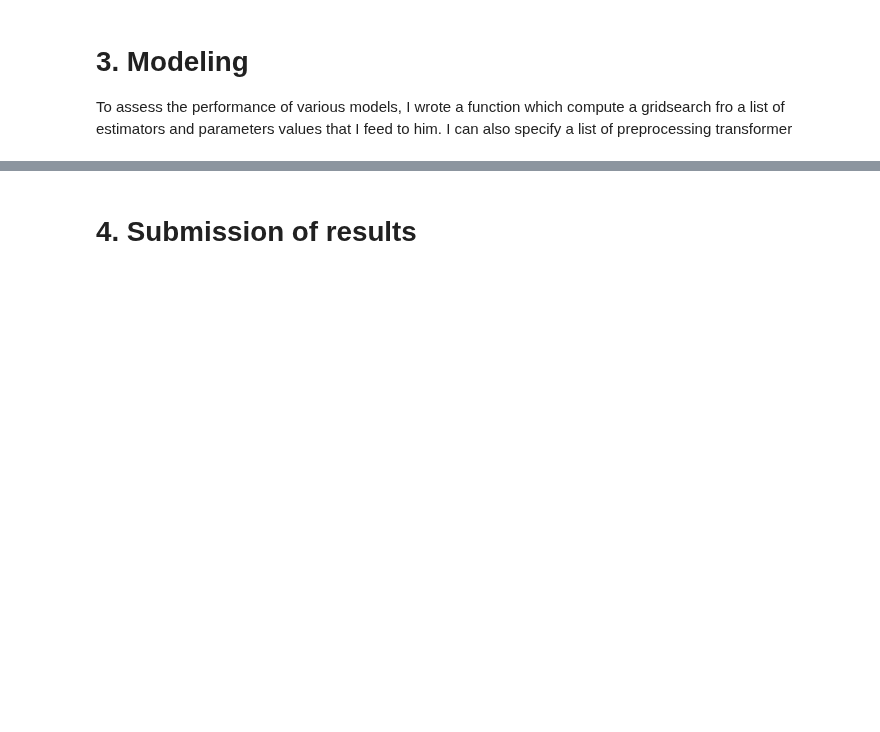
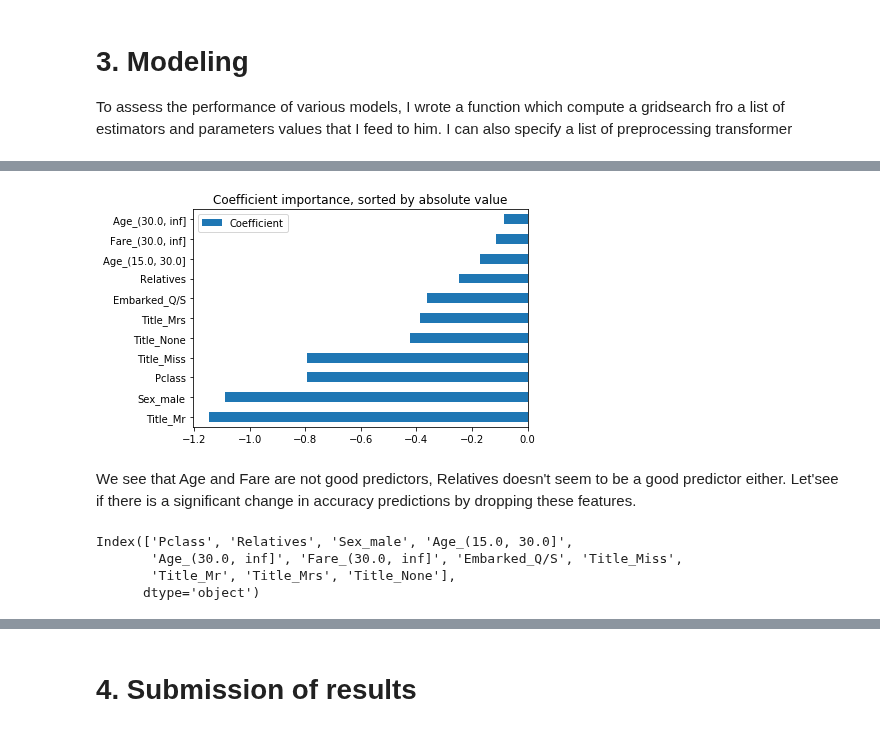
Before and after one commit to ArthMx/Titanic-Kaggle, a Jupyter notebook: Titanic.ipynb, the cells around one changed output, grey strips where cells are left out. Saved outputs shown, nothing was run; the diff lists cells and outputs as text; code cells hidden in the pictures; blank space fills up the shorter version.

Commit message:
Model search update

```diff
--- a/Titanic.ipynb
+++ b/Titanic.ipynb
@@ -759,14 +759,13 @@ df_clean_no_nan_dummy.head()
 Alright, let's apply the same transformation to both the train and submission data set. To do this, I concat the two dataset.
 # %%
 titanic_no_target = titanic.drop('Survived', axis=1)
-train_submission = pd.concat([titanic_no_target, titanic_submission])
 
-train_submission
+data_clean = pd.concat([titanic_no_target, titanic_submission])
 
 funcs_list = [fuse_cat_embarked, binning_age, binning_fare, relatives_transf, title_transf,
               drop_cols, age_imputer, embarked_imputer, fare_imputer]
 
-train_submission = apply_functions(train_submission, funcs=funcs_list)
+data_clean = apply_functions(data_clean, funcs=funcs_list)
 
-train_submission_final = dummificator.transform(train_submission)
+data_final = dummificator.fit_transform(data_clean)
 # %%
@@ -779,11 +778,11 @@ Nans :  0
 Super, our dataset is clean and transform, let's repack the data into the train and test set.
 # %%
 # our train preictors set and associated target set
-X = train_submission_final.loc[titanic.index, :]
+X = data_final.loc[titanic.index, :]
 y = titanic.Survived
 
 # the submission set
-X_submission = train_submission_final.loc[titanic_submission.index, :]
+X_submission = data_final.loc[titanic_submission.index, :]
 # %%
 # Check to see if there is any index from X and y not aligned
 (y.index != X.index).any()
@@ -840,13 +839,13 @@ def multi_estimators_gridsearch(preprocess_steps, estimators, params_list, X_tra
 
 
     # set results dataframe
-    estimators_cols = ['Parameters', 'Train Score Mean', 'CV Score Mean',
+    estimators_cols = ['Best Parameters', 'All Best Parameters', 'Train Score Mean', 'CV Score Mean',
                        'Test Score Mean', 'CV Score STD', 'Fitting Time Mean']
     estimators_results = pd.DataFrame(columns = estimators_cols)
     estimators_results.index.name = 'Estimator Name'
 
     best_estimators = {}
-    for estimator in estimators:
+    for estimator, params in zip(estimators, params_list):
 
         #make pipeline : preprocess + estimator
         estimator_pipe = make_pipeline(*preprocess_steps, estimator)
@@ -861,8 +860,17 @@ def multi_estimators_gridsearch(preprocess_steps, estimators, params_list, X_tra
 
         #get estimator name
         estimator_name = estimator.__class__.__name__
-        # write estimator parameter
-        estimators_results.loc[estimator_name, 'Parameters'] = str(best_estimator.steps[-1][1].get_params())
+
+        # write parameters searched through gridsearch
+        best_parameters = best_estimator.steps[-1][1].get_params()
+        parameter_str = ''
+        for param in params:
+            param_value = best_parameters[param]
+            parameter_str = param + ' : ' + str(param_value)
+        estimators_results.loc[estimator_name, 'Best Parameters'] = parameter_str
+        # write all parameters
+        estimators_results.loc[estimator_name, 'All Best Parameters'] = str(best_parameters)
+
         # write training score mean
         estimators_results.loc[estimator_name, 'Train Score Mean'] = cv_results['train_score'].mean()
         # write CV score mean
@@ -966,0 +952,18 @@ rfe.fit
+# %%
+log_reg = best_estimators['LogisticRegression'].steps[-1][1]
+feat_coef = pd.DataFrame({'Coefficient':log_reg.coef_.reshape(-1)}, index=X_train.columns)
+feat_coef_abs_sorted = feat_coef.Coefficient.abs().sort_values(ascending = False)
+
+feat_coef.loc[feat_coef_abs_sorted.index].plot(kind='barh')
+plt.title('Coefficient importance, sorted by absolute value');
+# %% [output]
+[figure, added]
+# %% [markdown]
+We see that Age and Fare are not good predictors, Relatives doesn't seem to be a good predictor either. Let'see if there is a significant change in accuracy predictions by dropping these features.
+# %%
+X_train.columns
+# %% [output]
+Index(['Pclass', 'Relatives', 'Sex_male', 'Age_(15.0, 30.0]',
+       'Age_(30.0, inf]', 'Fare_(30.0, inf]', 'Embarked_Q/S', 'Title_Miss',
+       'Title_Mr', 'Title_Mrs', 'Title_None'],
+      dtype='object')
```
Also changed, not shown: parts of 20 cells of this notebook.
